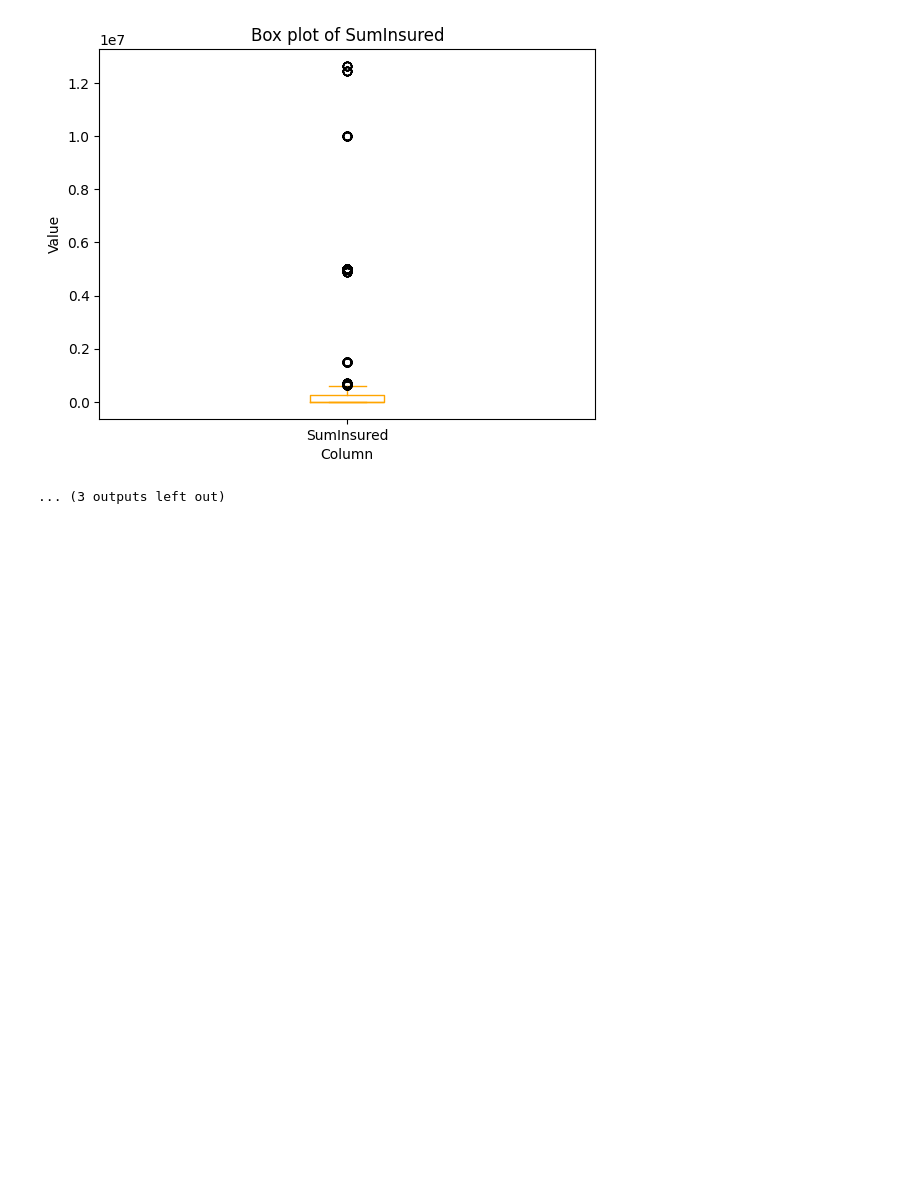
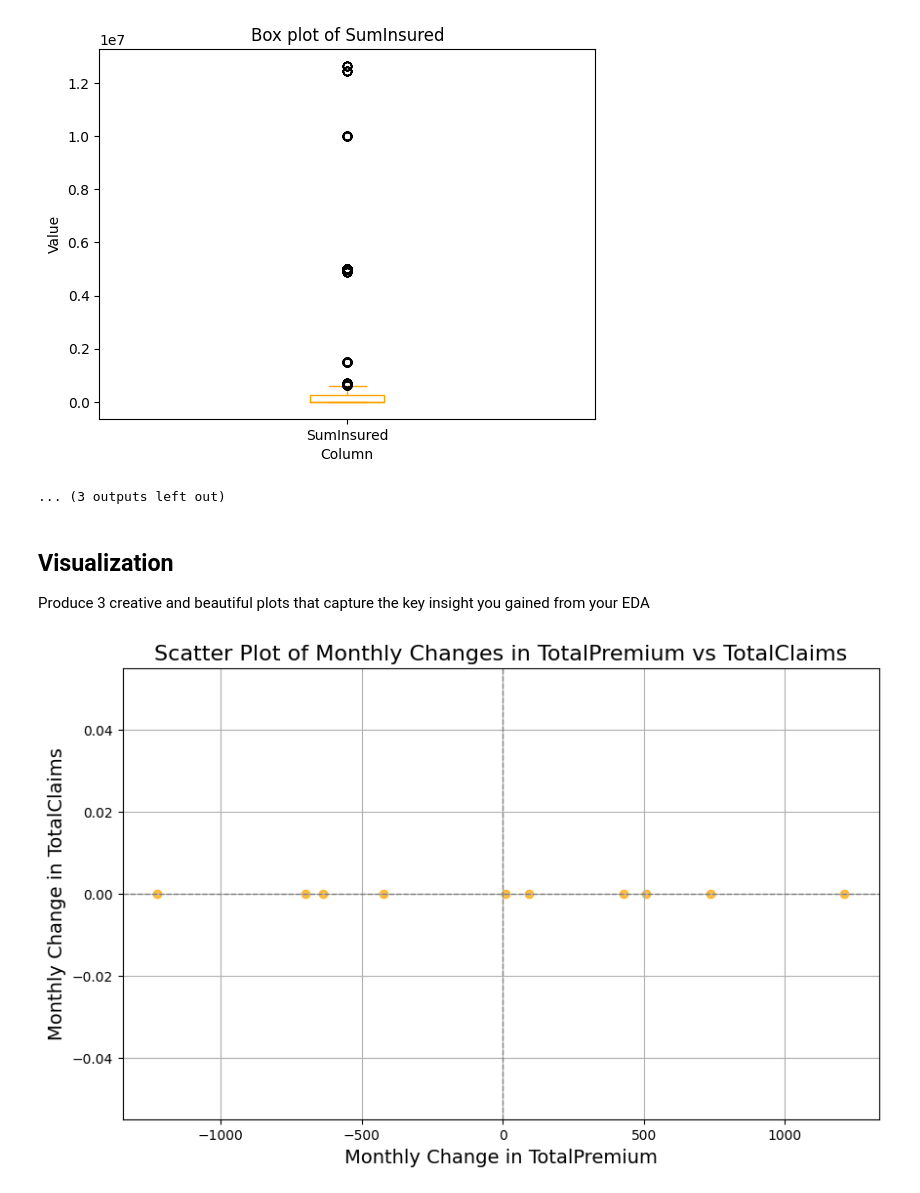
Before and after one commit to Abdulaziz7878/AlphaCare-Insurance-Solutions, a Jupyter notebook: notebooks/EDA.ipynb, the cells around one changed output. Saved outputs shown, nothing was run; the diff lists cells and outputs as text; code cells hidden in the pictures; blank space fills up the shorter version.

Commit message:
three visualization

```diff
--- a/notebooks/EDA.ipynb
+++ b/notebooks/EDA.ipynb
@@ -404,3 +404,19 @@ for column in selected_columns:
 [figure]
 [figure]
 ... (3 outputs left out)
+# %% [markdown]
+## Visualization
+Produce 3 creative and beautiful plots that capture the key insight you gained from your EDA
+# %%
+# Scatter plot of monthly changes in TotalPremium vs TotalClaims
+plt.figure(figsize=(10, 6))
+plt.scatter(df_monthly_changes['TotalPremium'], df_monthly_changes['TotalClaims'], color='orange', alpha=0.7)
+plt.title('Scatter Plot of Monthly Changes in TotalPremium vs TotalClaims', fontsize=16)
+plt.xlabel('Monthly Change in TotalPremium', fontsize=14)
+plt.ylabel('Monthly Change in TotalClaims', fontsize=14)
+plt.grid(True)
+plt.axhline(0, color='grey', lw=1, ls='--')
+plt.axvline(0, color='grey', lw=1, ls='--')
+plt.show()
+# %% [output]
+[figure, added]
```
Also changed, not shown: parts of 2 cells of this notebook.
